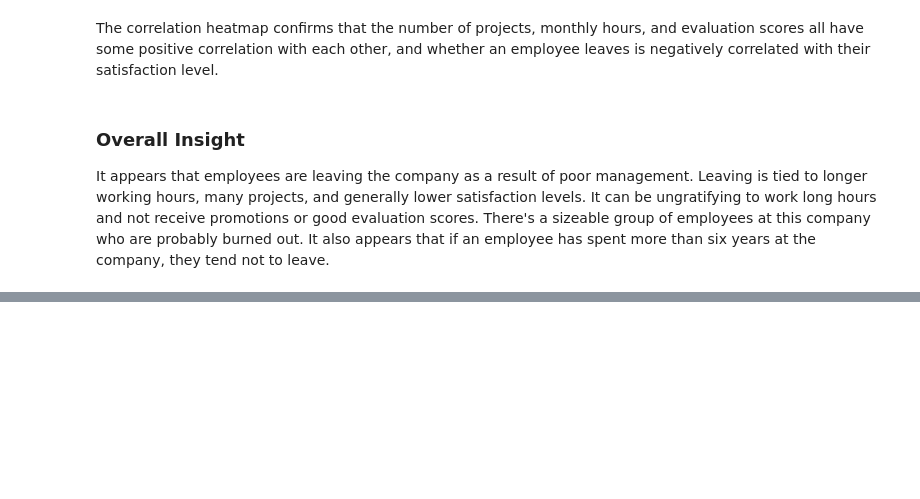
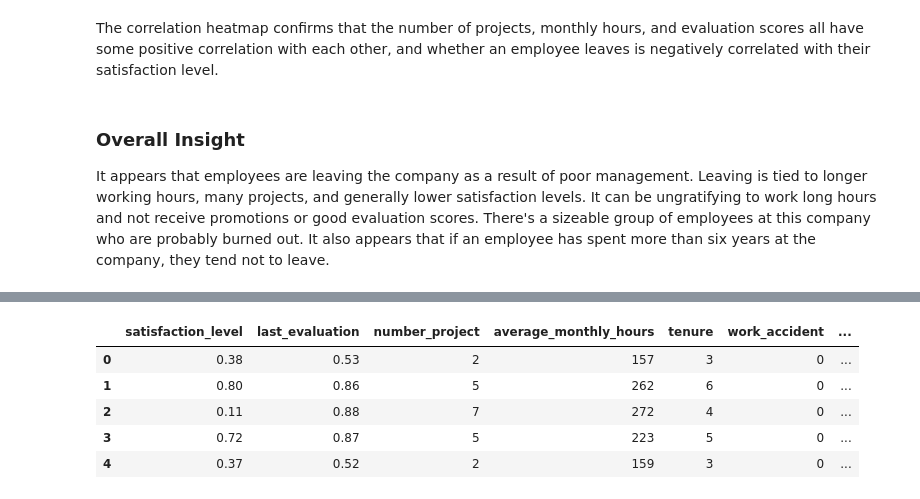
Before and after one commit to J-J0HN/Salifort-Motors-Capstone-Project-Notebook, a Jupyter notebook: CapstoneProjectNotebook.ipynb, the cells around one changed output, grey strips where cells are left out. Cells and saved outputs as stored; diff of their text form; code cells hidden in the pictures; blank space fills up the shorter version.

```diff
--- a/CapstoneProjectNotebook.ipynb
+++ b/CapstoneProjectNotebook.ipynb
@@ -348,0 +355,23 @@ It appears that employees are leaving the company as a result of poor management
+# %%
+# Copy the dataframe
+df_enc = df1.copy()
+
+# Encode the `salary` column as an ordinal numeric category
+df_enc['salary'] = (
+    df_enc['salary'].astype('category')
+    .cat.set_categories(['low', 'medium', 'high'])
+    .cat.codes
+)
+
+# Dummy encode the `department` column
+df_enc = pd.get_dummies(df_enc, drop_first=False)
+
+# Display the new dataframe
+df_enc.head()
+# %% [output]
+|  | satisfaction_level | last_evaluation | number_project | average_monthly_hours | tenure | work_accident | ... |
+| 0 | 0.38 | 0.53 | 2 | 157 | 3 | 0 | ... |
+| 1 | 0.80 | 0.86 | 5 | 262 | 6 | 0 | ... |
+| 2 | 0.11 | 0.88 | 7 | 272 | 4 | 0 | ... |
+| 3 | 0.72 | 0.87 | 5 | 223 | 5 | 0 | ... |
+| 4 | 0.37 | 0.52 | 2 | 159 | 3 | 0 | ... |
```
Also changed, not shown: parts of 6 cells of this notebook.
